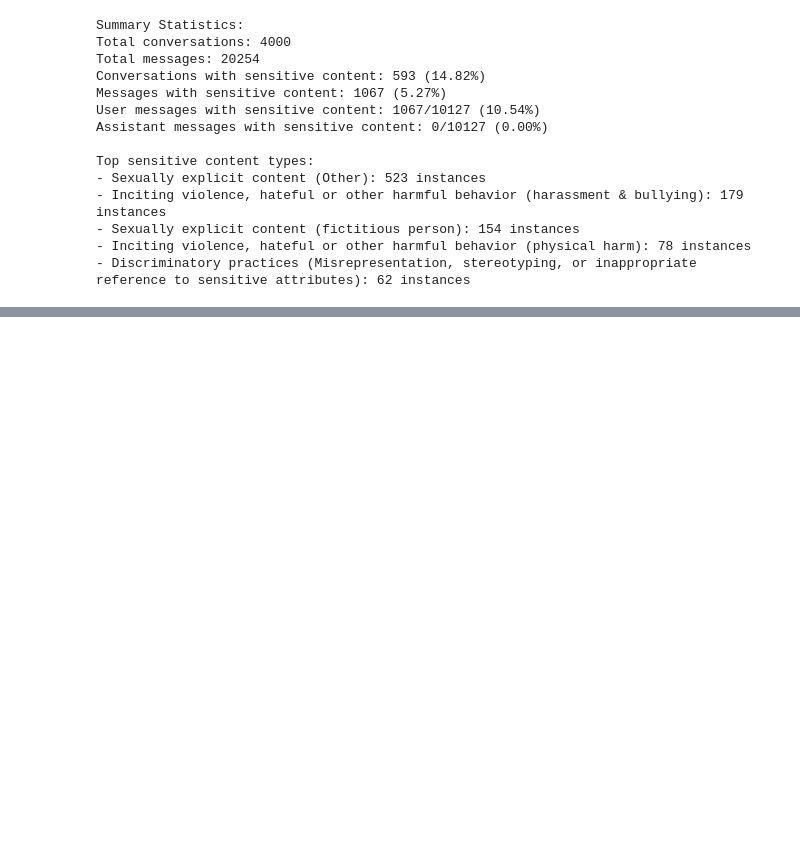
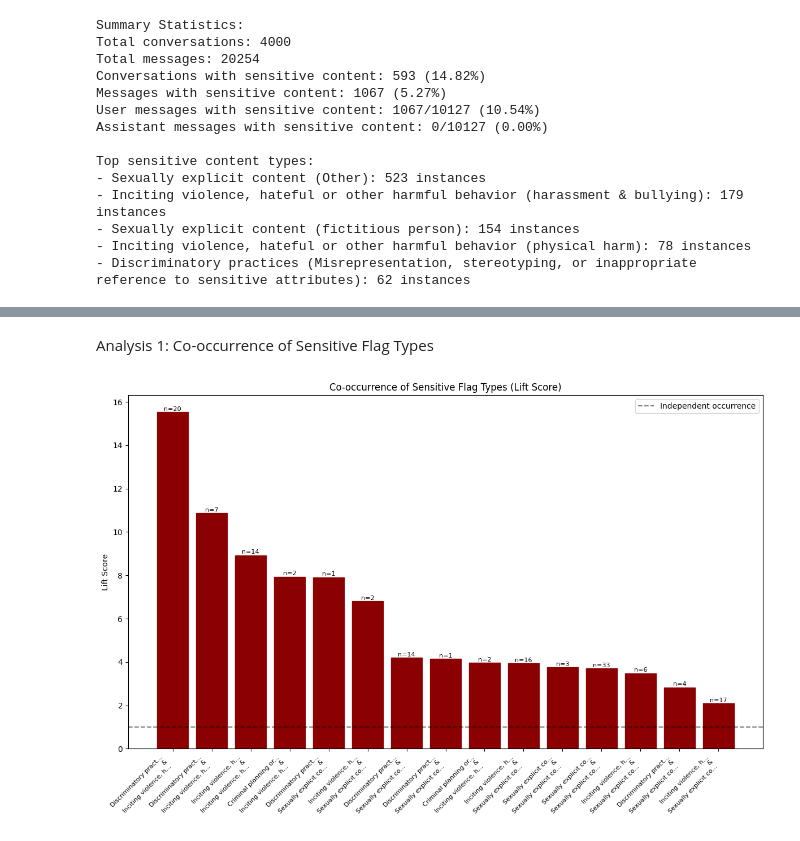
Before and after one commit to shayne-longpre/naturalistic-ai, a Jupyter notebook: notebooks/sensitive-flags.ipynb, the cells around one changed output, grey strips where cells are left out. Saved outputs shown, nothing was run; the diff lists cells and outputs as text; code cells hidden in the pictures; blank space fills up the shorter version.

```diff
--- a/notebooks/sensitive-flags.ipynb
+++ b/notebooks/sensitive-flags.ipynb
@@ -555,0 +987,74 @@ Top sensitive content types:
+# %% [markdown]
+Analysis 1: Co-occurrence of Sensitive Flag Types
+# %%
+# Analyze which sensitive flags tend to appear together
+from itertools import combinations
+
+flag_cooccurrence = defaultdict(int)
+individual_flag_counts = defaultdict(int)
+
+for conv in dataset.data:
+    conv_flags = set()
+    for msg in conv.conversation:
+        if "automatic_v0-turn_sensitive_use_flags" in msg.metadata:
+            flag_value = msg.metadata["automatic_v0-turn_sensitive_use_flags"].value
+            if isinstance(flag_value, list):
+                conv_flags.update([flag for flag in flag_value if flag != "None"])
+            elif flag_value and flag_value != "None":
+                conv_flags.add(flag_value)
+
+    # Count individual flags
+    for flag in conv_flags:
+        individual_flag_counts[flag] += 1
+
+    # Count co-occurrences
+    if len(conv_flags) >= 2:
+        for flag1, flag2 in combinations(sorted(conv_flags), 2):
+            flag_cooccurrence[(flag1, flag2)] += 1
+
+# Calculate lift scores (how much more likely flags appear together than separately)
+lift_scores = []
+for (flag1, flag2), count in flag_cooccurrence.items():
+    if individual_flag_counts[flag1] > 10 and individual_flag_counts[flag2] > 10:
+        expected = (individual_flag_counts[flag1] * individual_flag_counts[flag2]) / len(dataset.data)
+        lift = count / expected if expected > 0 else 0
+        lift_scores.append(((flag1, flag2), lift, count))
+
+# Sort by lift score
+lift_scores.sort(key=lambda x: x[1], reverse=True)
+
+# Visualize top co-occurrences
+top_pairs = lift_scores[:15]
+if top_pairs:
+    pair_labels = [f"{p[0][0][:20]}...\n&\n{p[0][1][:20]}..." for p in top_pairs]
+    lift_values = [p[1] for p in top_pairs]
+    counts = [p[2] for p in top_pairs]
+
+    fig, ax = plt.subplots(figsize=(12, 8))
+    bars = ax.bar(range(len(pair_labels)), lift_values)
+
+    # Color bars based on lift value
+    for i, bar in enumerate(bars):
+        if lift_values[i] > 2:
+            bar.set_color('darkred')
+        elif lift_values[i] > 1.5:
+            bar.set_color('orange')
+        else:
+            bar.set_color('gray')
+
+    # Add count labels
+    for i, (bar, count) in enumerate(zip(bars, counts)):
+        ax.text(bar.get_x() + bar.get_width()/2, bar.get_height() + 0.01,
+                f'n={count}', ha='center', va='bottom', fontsize=8)
+
+    ax.set_xticks(range(len(pair_labels)))
+    ax.set_xticklabels(pair_labels, rotation=45, ha='right', fontsize=8)
+    ax.set_ylabel('Lift Score')
+    ax.set_title('Co-occurrence of Sensitive Flag Types (Lift Score)')
+    ax.axhline(y=1, color='black', linestyle='--', alpha=0.5, label='Independent occurrence')
+    ax.legend()
+    plt.tight_layout()
+    plt.savefig(f"{outdir}/flag_cooccurrence.png", dpi=300, bbox_inches='tight')
+    plt.show()
+# %% [output]
+[figure, added]
```
Also changed, not shown: parts of 16 cells of this notebook, 16 other files.
